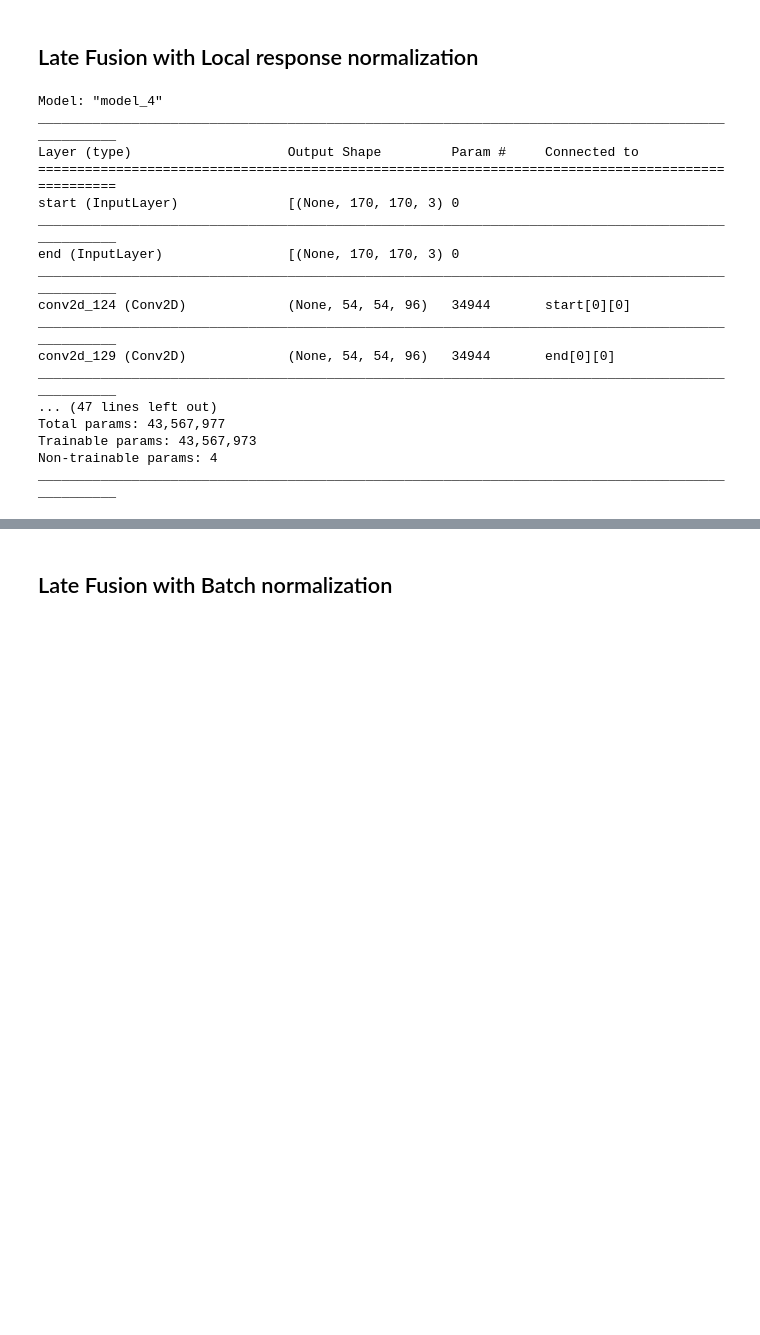
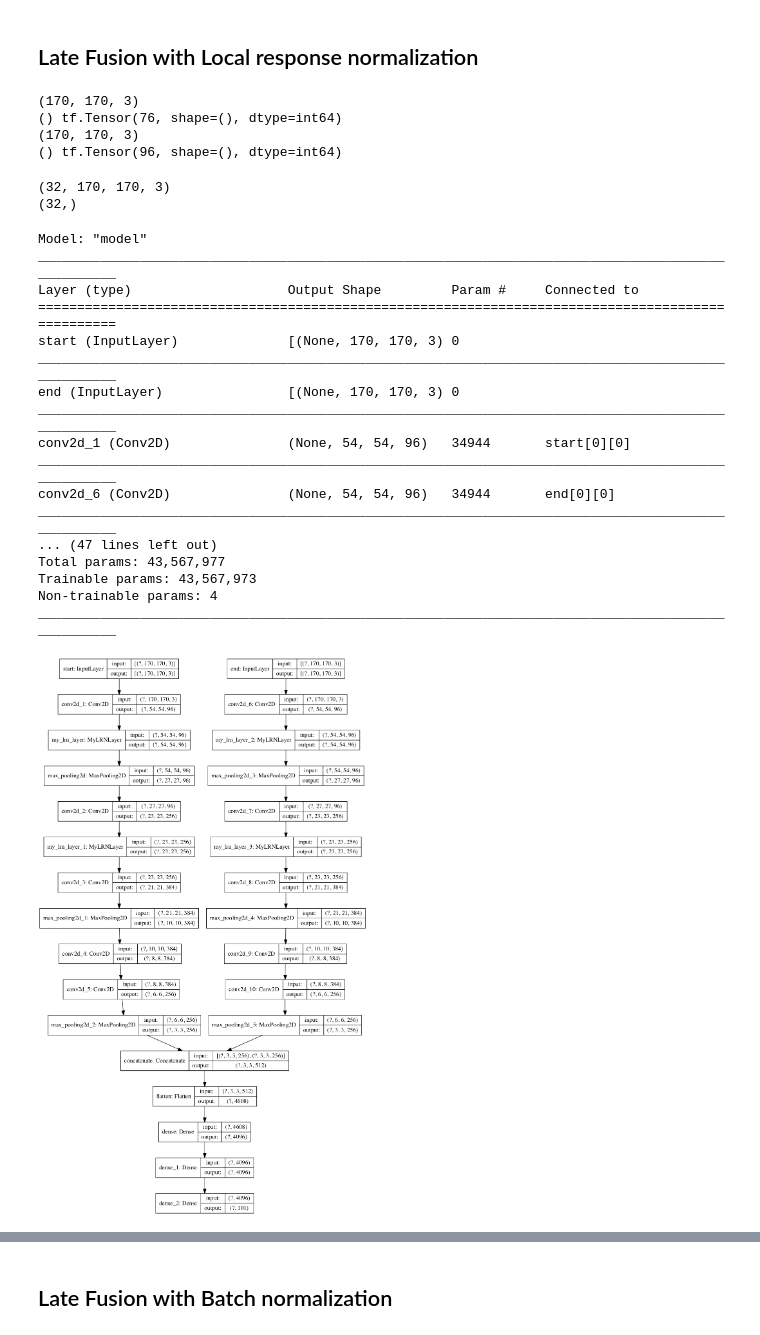
Before and after one commit to BunmiA/msc-exploring-neural-networks, a Jupyter notebook: code/Karpathy-CNN.ipynb, the cells around one changed output, grey strips where cells are left out. Cells and saved outputs as stored; diff of their text form; code cells hidden in the pictures; blank space fills up the shorter version.

Commit message:
late fusion plot

```diff
--- a/code/Karpathy-CNN.ipynb
+++ b/code/Karpathy-CNN.ipynb
@@ -338,6 +353,52 @@ ValueError: Error when checking input: expected conv2d_17_input to have 4 dimens
 x = model.layers[index].output
 # %% [markdown]
 ## Late Fusion with Local response normalization
+# %%
+train_start = ucf101_train.map(format_videos)
+train_start = train_start.map(lambda x: select_frame_at_T(x,0))
+train_start = train_start.map(convert_to_tuple)
+
+test_start = ucf101_test.map(format_videos)
+test_start = test_start.map(lambda x: select_frame_at_T(x,0))
+test_start = test_start.map(convert_to_tuple)
+
+
+train_end = ucf101_train.map(format_videos)
+train_end = train_end.map(lambda x: select_frame_at_T(x,10))
+train_end = train_end.map(convert_to_tuple)
+
+test_end = ucf101_test.map(format_videos)
+test_end = test_end.map(lambda x: select_frame_at_T(x,10))
+test_end = test_end.map(convert_to_tuple)
+
+for x, y in test_start.take(1):
+    print(x.shape)
+    print(y.shape, y)
+
+for x, y in train_end.take(1):
+    print(x.shape)
+    print(y.shape, y)
+# %% [output]
+(170, 170, 3)
+() tf.Tensor(76, shape=(), dtype=int64)
+(170, 170, 3)
+() tf.Tensor(96, shape=(), dtype=int64)
+# %%
+BATCH_SIZE = 32
+SHUFFLE_BUFFER_SIZE = 0 #1000
+# not so the values are aligned
+train_start_batches = train_start.batch(BATCH_SIZE)
+test_start_batches = test_start.batch(BATCH_SIZE)
+train_end_batches = train_end.batch(BATCH_SIZE)
+test_end_batches = test_end.batch(BATCH_SIZE)
+
+for x, y in train_start_batches.take(1):
+    print(x.shape)
+    print(y.shape)
+# print(train_start_batches.take(1))
+# %% [output]
+(32, 170, 170, 3)
+(32,)
 # %%
 train_clip_start = tf.keras.Input(shape=(170, 170, 3), name='start')  # Variable-length sequence of ints
 train_clip_end = tf.keras.Input(shape=(170, 170, 3), name='end')  # Variable-length sequence of ints
@@ -375,32 +436,12 @@ x =  tf.keras.layers.Dense(4096, activation='relu')(x)
 x =  tf.keras.layers.Dense(101, activation='softmax')(x)
 
 # Instantiate an end-to-end model predicting both priority and department
-late_fusion_model = tf.keras.Model(inputs=[train_clip_start, train_clip_end],
+late_fusion_model_LRN = tf.keras.Model(inputs=[train_clip_start, train_clip_end],
                     outputs=[x])
-
-# # Embed each word in the text into a 64-dimensional vector
-# body_features = layers.Embedding(num_words, 64)(body_input)
-
-# # Reduce sequence of embedded words in the title into a single 128-dimensional vector
-# title_features = layers.LSTM(128)(title_features)
-# # Reduce sequence of embedded words in the body into a single 32-dimensional vector
-# body_features = layers.LSTM(32)(body_features)
-
-# # Merge all available features into a single large vector via concatenation
-# x = layers.concatenate([title_features, body_features, tags_input])
-
-# # Stick a logistic regression for priority prediction on top of the features
-# priority_pred = layers.Dense(1, activation='sigmoid', name='priority')(x)
-# # Stick a department classifier on top of the features
-# department_pred = layers.Dense(num_departments, activation='softmax', name='department')(x)
-
-# # Instantiate an end-to-end model predicting both priority and department
-# model = keras.Model(inputs=[title_input, body_input, tags_input],
-#                     outputs=[priority_pred, department_pred])
 # %%
 late_fusion_model_LRN.summary()
 # %% [output]
-Model: "model_4"
+Model: "model"
 __________________________________________________________________________________________________
 Layer (type)                    Output Shape         Param #     Connected to
 ==================================================================================================
@@ -408,12 +449,16 @@ start (InputLayer)              [(None, 170, 170, 3) 0
 __________________________________________________________________________________________________
 end (InputLayer)                [(None, 170, 170, 3) 0
 __________________________________________________________________________________________________
-conv2d_124 (Conv2D)             (None, 54, 54, 96)   34944       start[0][0]
+conv2d_1 (Conv2D)               (None, 54, 54, 96)   34944       start[0][0]
 __________________________________________________________________________________________________
-conv2d_129 (Conv2D)             (None, 54, 54, 96)   34944       end[0][0]
+conv2d_6 (Conv2D)               (None, 54, 54, 96)   34944       end[0][0]
 __________________________________________________________________________________________________
 ... (47 lines left out)
 Total params: 43,567,977
 Trainable params: 43,567,973
 Non-trainable params: 4
 __________________________________________________________________________________________________
+# %%
+tf.keras.utils.plot_model(late_fusion_model_LRN, 'late_fusion_model_LRN.png', show_shapes=True)
+# %% [output]
+[figure, added]
```
Also changed, not shown: parts of 11 cells of this notebook.
